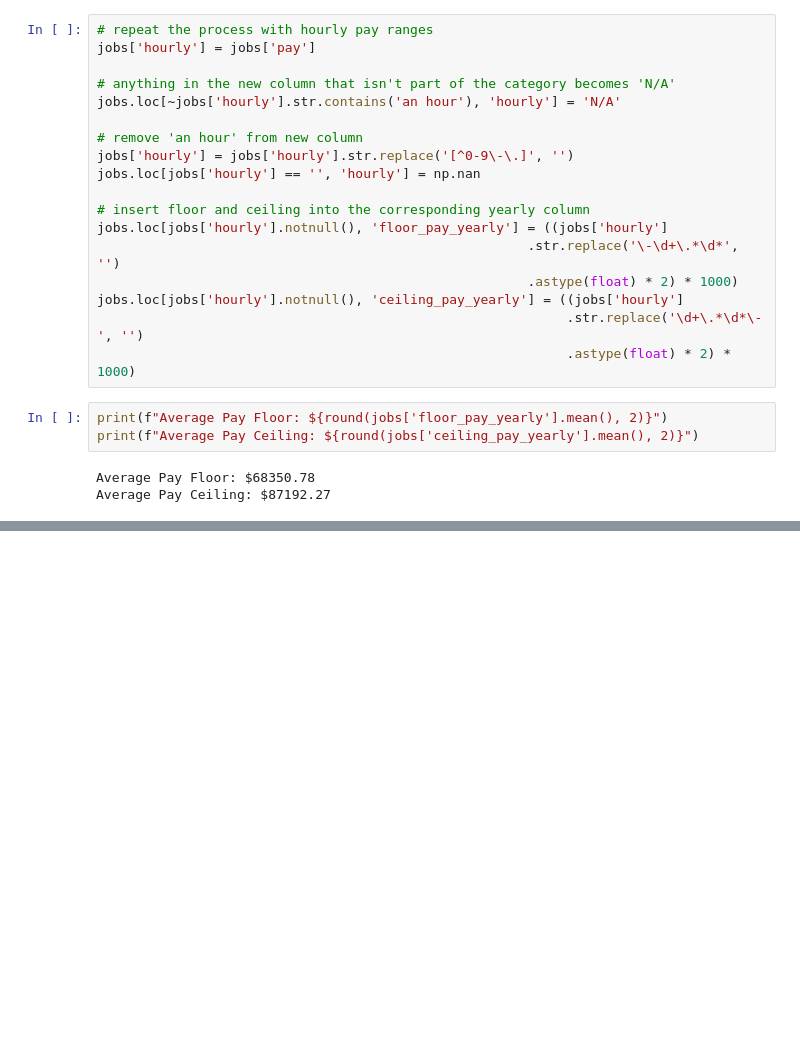
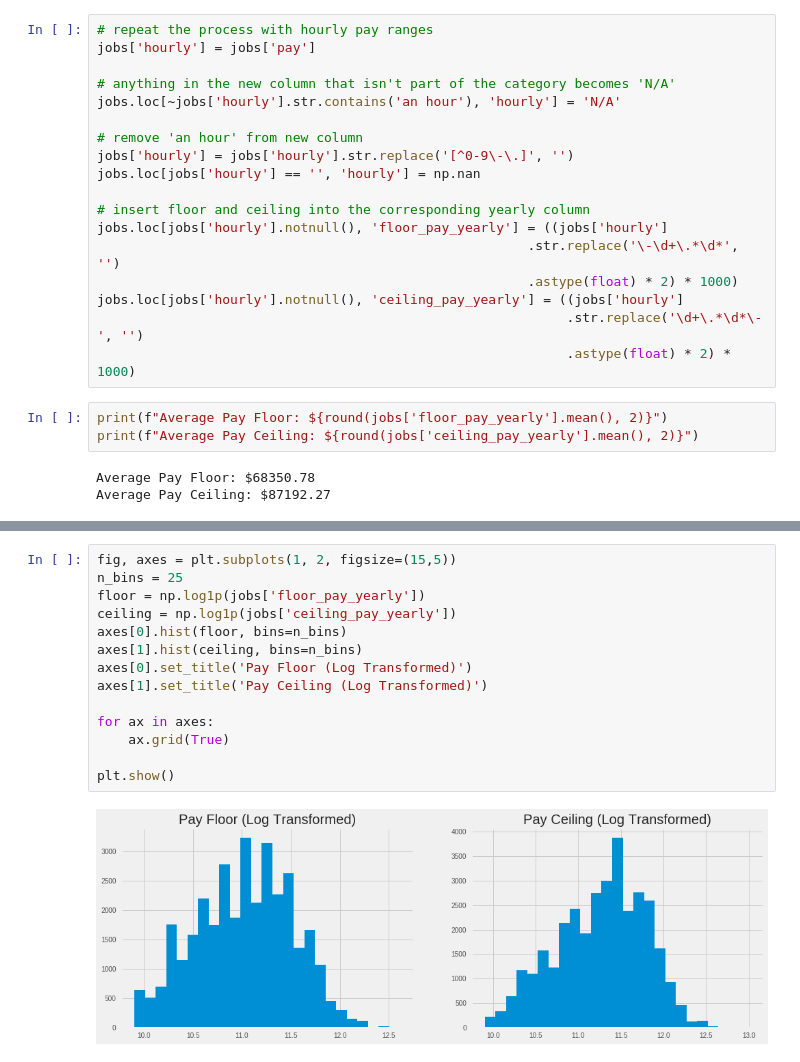
Before and after one commit to jose-marquez89/tech-job-landscape, a Jupyter notebook: python_scrape/jobs_explore.ipynb, the cells around one changed output, grey strips where cells are left out. Saved outputs shown, nothing was run; the diff lists cells and outputs as text; blank space fills up the shorter version.

```diff
--- a/python_scrape/jobs_explore.ipynb
+++ b/python_scrape/jobs_explore.ipynb
@@ -213,0 +306,16 @@ Average Pay Ceiling: $87192.27
+# %%
+fig, axes = plt.subplots(1, 2, figsize=(15,5))
+n_bins = 25
+floor = np.log1p(jobs['floor_pay_yearly'])
+ceiling = np.log1p(jobs['ceiling_pay_yearly'])
+axes[0].hist(floor, bins=n_bins)
+axes[1].hist(ceiling, bins=n_bins)
+axes[0].set_title('Pay Floor (Log Transformed)')
+axes[1].set_title('Pay Ceiling (Log Transformed)')
+
+for ax in axes:
+    ax.grid(True)
+
+plt.show()
+# %% [output]
+[figure, added]
```
Also changed, not shown: parts of 17 cells of this notebook.
